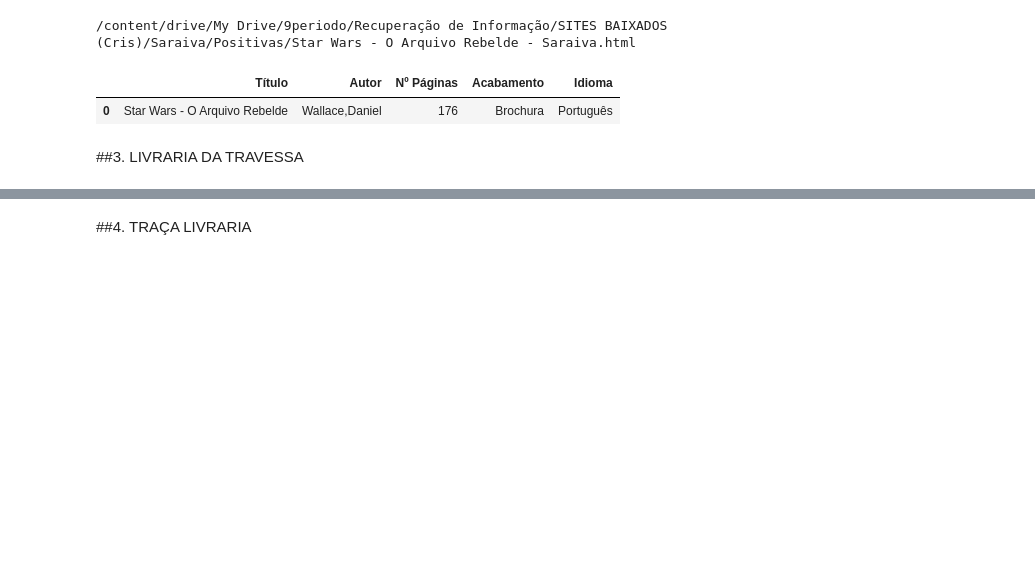
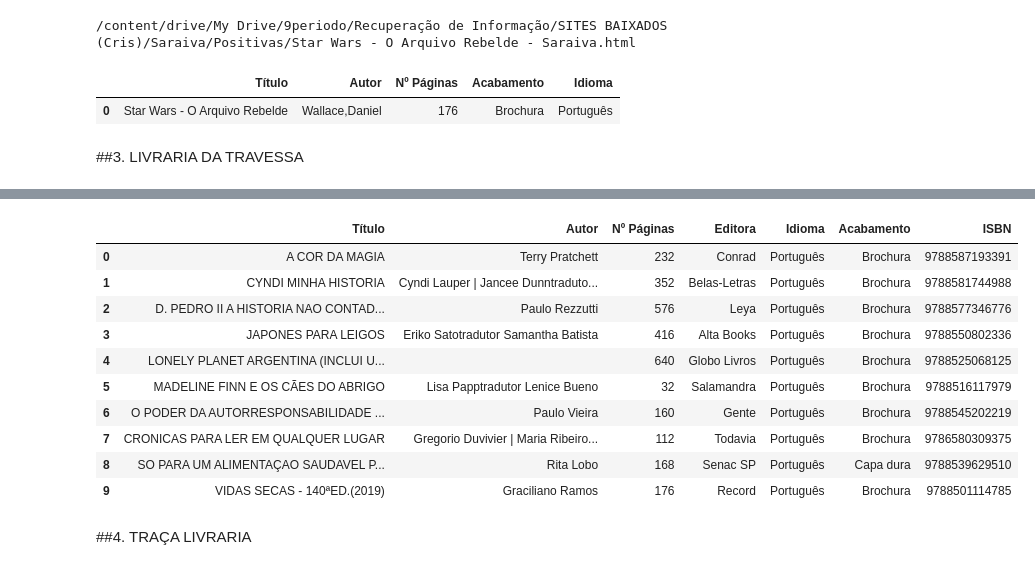
Before and after one commit to cmlins/recuperacaoDeInformacao, a Jupyter notebook: wrapper.ipynb, the cells around one changed output, grey strips where cells are left out. Saved outputs shown, nothing was run; the diff lists cells and outputs as text; code cells hidden in the pictures; blank space fills up the shorter version.

```diff
--- a/wrapper.ipynb
+++ b/wrapper.ipynb
@@ -245,26 +136,3 @@ for url in sar_url_list:
 | 0 | Star Wars - O Arquivo Rebelde | Wallace,Daniel | 176 | Brochura | Português |
 # %% [markdown]
 ##3. LIVRARIA DA TRAVESSA
-# %%
-def travessa_single(site):
-  soup = bs(open(site),"html.parser")
-
-  infos = soup.find('div', {'id':'divDados'})
-
-  author = soup.find('span', {'id':'lblNomAutor'}).a.text
-
-  title = infos.find('span', {'id':'lblDadosNome'}).text
-
-  n_pages = infos.find('span', {'id':'lblDadosPaginas'}).text
-
-  binding = infos.find('span', {'id':'lblDadosEncadernacao'}).text
-
-  language = infos.find('span', {'id':'lblDadosIdioma'}).text
-
-  cols = ['Título', 'Autor', 'Nº Páginas', 'Acabamento', 'Idioma']
-
-  list_info = [title, author, n_pages, binding, language]
-  list_info
-  book_pd = pd.DataFrame([list_info],\
-                          columns=cols)
-  display(book_pd)
@@ -271,18 +177,10 @@ def travessa_single(site):
 # %%
-trav_url_one = [r'/content/drive/My Drive/9periodo/Recuperação de Informação/SITES BAIXADOS (Cris)/Travessa/Positivas/A COR DA MAGIA - Terry Pratchett - Livro.html',
-
+travessa_urls = [r'/content/drive/My Drive/9periodo/Recuperação de Informação/SITES BAIXADOS (Cris)/Travessa/Positivas/A COR DA MAGIA - Terry Pratchett - Livro.html',
                 r'/content/drive/My Drive/9periodo/Recuperação de Informação/SITES BAIXADOS (Cris)/Travessa/Positivas/CYNDI MINHA HISTORIA - Cyndi Lauper Jancee Dunn - Livro.html',
                 r'/content/drive/My Drive/9periodo/Recuperação de Informação/SITES BAIXADOS (Cris)/Travessa/Positivas/D. PEDRO II A HISTORIA NAO CONTADA - Paulo Rezzutti - Livro.html',
                 r'/content/drive/My Drive/9periodo/Recuperação de Informação/SITES BAIXADOS (Cris)/Travessa/Positivas/JAPONES PARA LEIGOS - Eriko Sato - Livro.html',
                 r'/content/drive/My Drive/9periodo/Recuperação de Informação/SITES BAIXADOS (Cris)/Travessa/Positivas/LONELY PLANET ARGENTINA (INCLUI URUGUAI) - Globo Livros - Livro.html',
                 r'/content/drive/My Drive/9periodo/Recuperação de Informação/SITES BAIXADOS (Cris)/Travessa/Positivas/MADELINE FINN E OS CÃES DO ABRIGO - Lisa Papp - Livro.html',
                 r'/content/drive/My Drive/9periodo/Recuperação de Informação/SITES BAIXADOS (Cris)/Travessa/Positivas/O PODER DA AUTORRESPONSABILIDADE A FERRAMENTA COMPROVADA QUE GERA ALTA PERFORMANCE E RESULTADOS EM POUCO TEMPO - Paulo Vieira - Livro.html',
-                r'/content/drive/My Drive/9periodo/Recuperação de Informação/SITES BAIXADOS (Cris)/Travessa/Positivas/SO PARA UM ALIMENTAÇAO SAUDAVEL PARA QUEM MORA SOZINHO - Rita Lobo - Livro.html',
+                r'/content/drive/My Drive/9periodo/Recuperação de Informação/SITES BAIXADOS (Cris)/Travessa/Positivas/CRONICAS PARA LER EM QUALQUER LUGAR - Vários (ver informações no detalhe) - Livro.html',                r'/content/drive/My Drive/9periodo/Recuperação de Informação/SITES BAIXADOS (Cris)/Travessa/Positivas/SO PARA UM ALIMENTAÇAO SAUDAVEL PARA QUEM MORA SOZINHO - Rita Lobo - Livro.html',
                 r'/content/drive/My Drive/9periodo/Recuperação de Informação/SITES BAIXADOS (Cris)/Travessa/Positivas/VIDAS SECAS - 140aED.(2019) - Graciliano Ramos - Livro.html']
-
-                # r'/content/drive/My Drive/9periodo/Recuperação de Informação/SITES BAIXADOS (Cris)/Travessa/Positivas/CRONICAS PARA LER EM QUALQUER LUGAR - Vários (ver informações no detalhe) - Livro.html',
-# %%
-for url in trav_url_one:
-  print(url)
-  travessa_single(url)
-  print('\n')
@@ -309,2 +187,24 @@ for url in trav_url_one:
+# %%
+frames = []
+
+for url in travessa_urls:
+  frame = travessa_single(url)
+  frames.append(frame)
+
+dfs = pd.concat(frames,ignore_index=True)
+# %%
+dfs
+# %% [output]
+|  | Título | Autor | Nº Páginas | Editora | Idioma | Acabamento | ISBN |
+| 0 | A COR DA MAGIA | Terry Pratchett | 232 | Conrad | Português | Brochura | 9788587193391 |
+| 1 | CYNDI MINHA HISTORIA | Cyndi Lauper | Jancee Dunntraduto... | 352 | Belas-Letras | Português | Brochura | 9788581744988 |
+| 2 | D. PEDRO II A HISTORIA NAO CONTAD... | Paulo Rezzutti | 576 | Leya | Português | Brochura | 9788577346776 |
+| 3 | JAPONES PARA LEIGOS | Eriko Satotradutor Samantha Batista | 416 | Alta Books | Português | Brochura | 9788550802336 |
+| 4 | LONELY PLANET ARGENTINA (INCLUI U... |  | 640 | Globo Livros | Português | Brochura | 9788525068125 |
+| 5 | MADELINE FINN E OS CÃES DO ABRIGO | Lisa Papptradutor Lenice Bueno | 32 | Salamandra | Português | Brochura | 9788516117979 |
+| 6 | O PODER DA AUTORRESPONSABILIDADE ... | Paulo Vieira | 160 | Gente | Português | Brochura | 9788545202219 |
+| 7 | CRONICAS PARA LER EM QUALQUER LUGAR | Gregorio Duvivier | Maria Ribeiro... | 112 | Todavia | Português | Brochura | 9786580309375 |
+| 8 | SO PARA UM ALIMENTAÇAO SAUDAVEL P... | Rita Lobo | 168 | Senac SP | Português | Capa dura | 9788539629510 |
+| 9 | VIDAS SECAS - 140ªED.(2019) | Graciliano Ramos | 176 | Record | Português | Brochura | 9788501114785 |
 # %% [markdown]
 ##4. TRAÇA LIVRARIA
```
Also changed, not shown: parts of 45 cells of this notebook.
